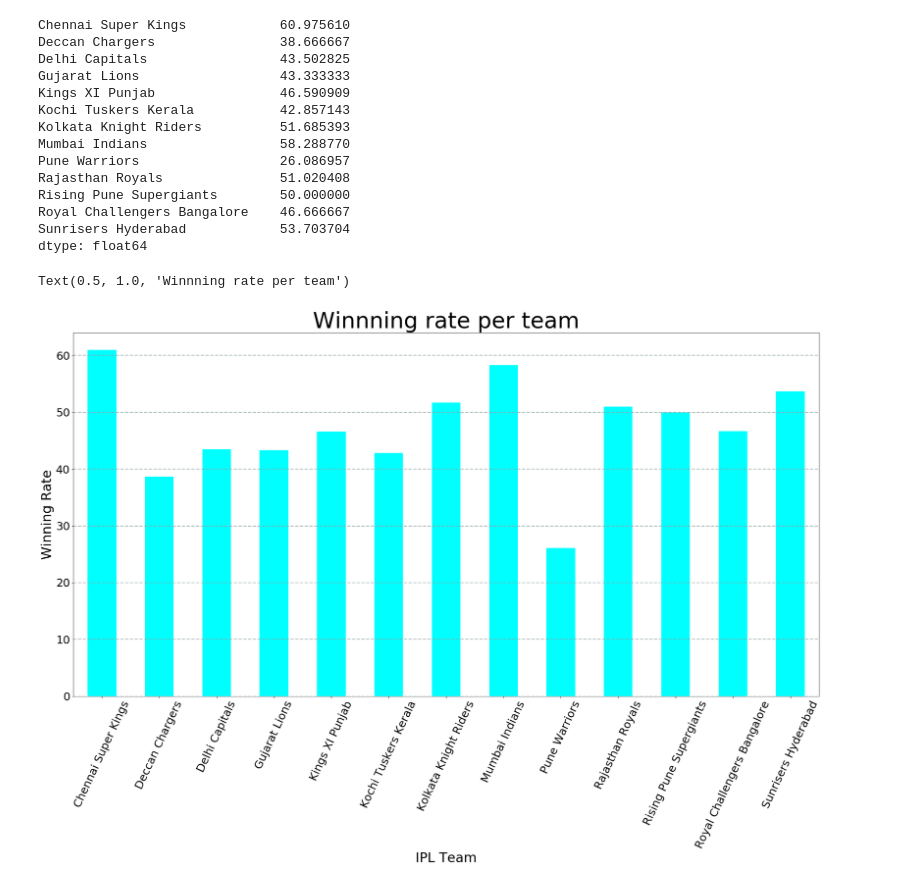
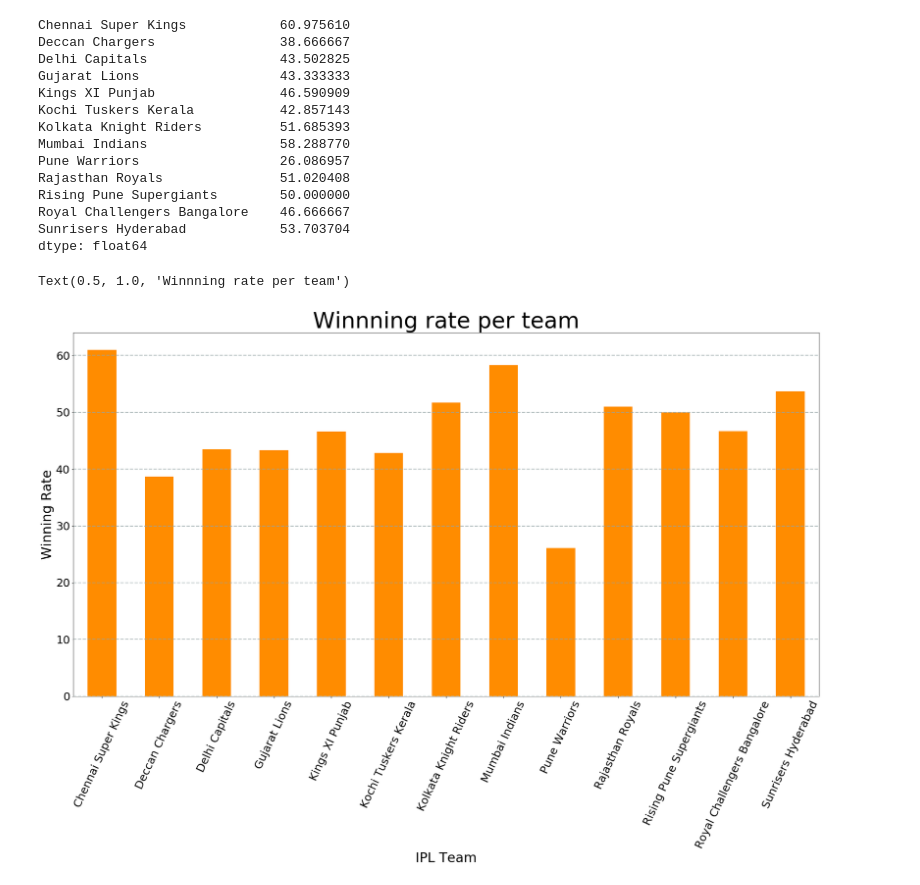
Before and after one commit to Thesavagecoder7784/Statistical-Data-Analysis-With-Pandas, a Jupyter notebook: IPL Stats.ipynb, the cells around one changed output. Cells and saved outputs as stored; diff of their text form; code cells hidden in the pictures.

```diff
--- a/IPL Stats.ipynb
+++ b/IPL Stats.ipynb
@@ -100,28 +120,28 @@ f = e + d
 # %%
 g = b/f
 g = g *100
 print(g)
-g.plot(kind = 'bar',color = 'cyan')
+g.plot(kind = 'bar',color = 'darkorange')
 plt.grid(color='#95a5a6', linestyle='--', linewidth=2, axis='y', alpha=0.7)
 plt.xticks(fontsize =25,rotation = 65)
 plt.yticks(fontsize = 25)
 plt.xlabel("IPL Team",fontsize = 30)
 plt.ylabel("Winning Rate",fontsize = 30)
 plt.title("Winnning rate per team",fontsize = 50)
 # %% [output]
 Chennai Super Kings            60.975610
 Deccan Chargers                38.666667
 Delhi Capitals                 43.502825
 Gujarat Lions                  43.333333
 Kings XI Punjab                46.590909
 Kochi Tuskers Kerala           42.857143
 Kolkata Knight Riders          51.685393
 Mumbai Indians                 58.288770
 Pune Warriors                  26.086957
 Rajasthan Royals               51.020408
 Rising Pune Supergiants        50.000000
 Royal Challengers Bangalore    46.666667
 Sunrisers Hyderabad            53.703704
 dtype: float64
 Text(0.5, 1.0, 'Winnning rate per team')
-[figure, old version]
+[figure, new version]
```
Also changed, not shown: parts of 16 cells of this notebook.
